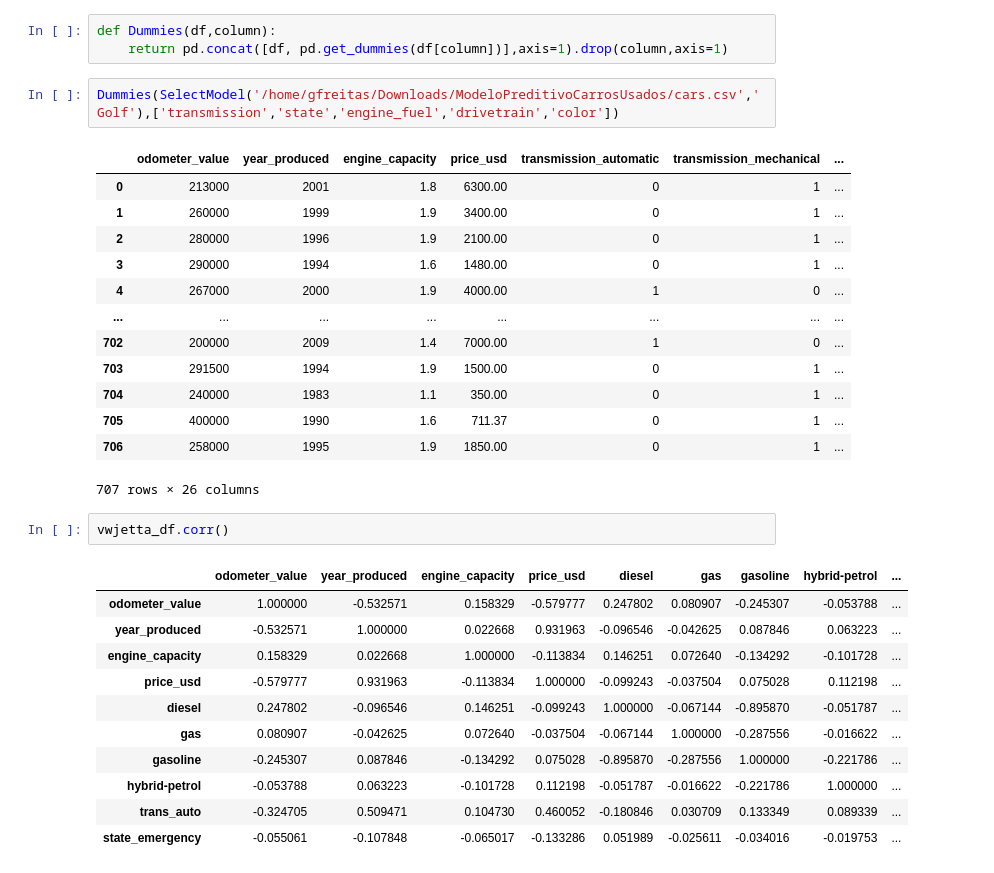
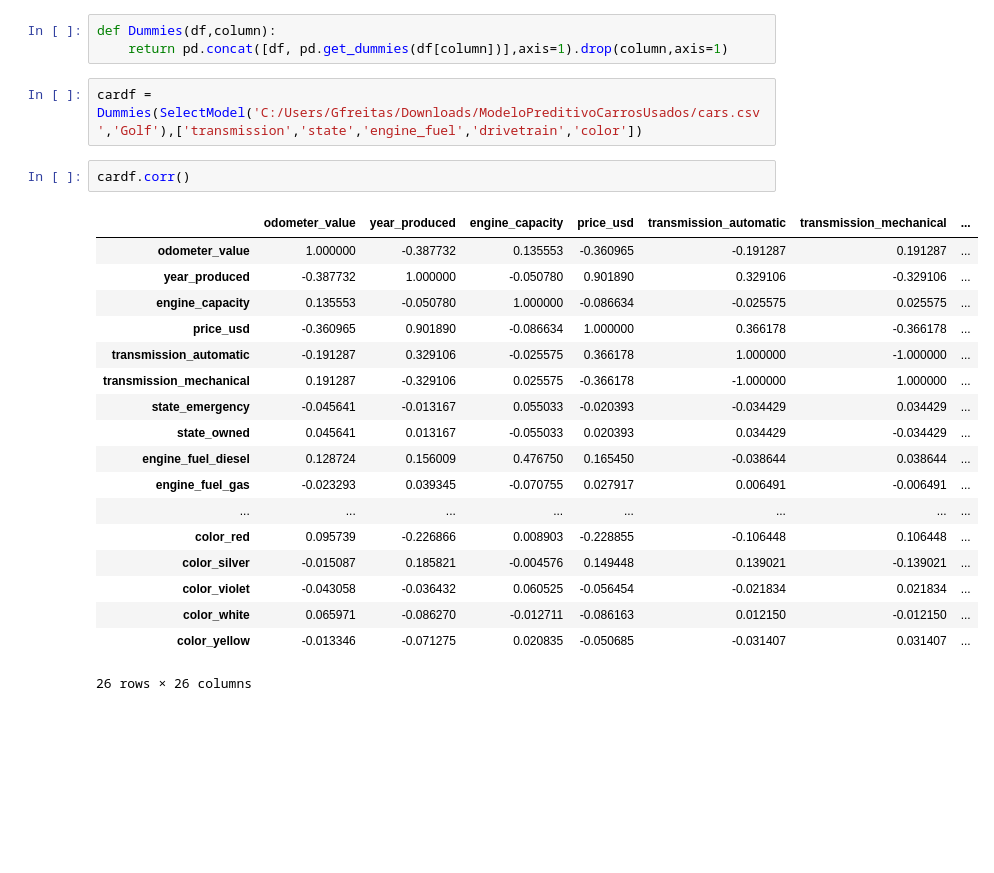
Before and after one commit to grtfreitas/PredictiveModelingRegression, a Jupyter notebook: PredictiveModelingRegression.ipynb, the cells around one changed output. Drawn from its saved outputs; the diff is of its cells as text; blank space fills up the shorter version.

```diff
--- a/PredictiveModelingRegression.ipynb
+++ b/PredictiveModelingRegression.ipynb
@@ -102,32 +66,25 @@ sns.boxplot(x='state',y='price_usd',data=vwjetta_df, ax=axs[3])
 def Dummies(df,column):
     return pd.concat([df, pd.get_dummies(df[column])],axis=1).drop(column,axis=1)
 # %%
-Dummies(SelectModel('/home/gfreitas/Downloads/ModeloPreditivoCarrosUsados/cars.csv','Golf'),['transmission','state','engine_fuel','drivetrain','color'])
+cardf = Dummies(SelectModel('C:/Users/Gfreitas/Downloads/ModeloPreditivoCarrosUsados/cars.csv','Golf'),['transmission','state','engine_fuel','drivetrain','color'])
-# %% [output]
-|  | odometer_value | year_produced | engine_capacity | price_usd | transmission_automatic | transmission_mechanical | ... |
-| 0 | 213000 | 2001 | 1.8 | 6300.00 | 0 | 1 | ... |
-| 1 | 260000 | 1999 | 1.9 | 3400.00 | 0 | 1 | ... |
-| 2 | 280000 | 1996 | 1.9 | 2100.00 | 0 | 1 | ... |
-| 3 | 290000 | 1994 | 1.6 | 1480.00 | 0 | 1 | ... |
-| 4 | 267000 | 2000 | 1.9 | 4000.00 | 1 | 0 | ... |
-| ... | ... | ... | ... | ... | ... | ... | ... |
-| 702 | 200000 | 2009 | 1.4 | 7000.00 | 1 | 0 | ... |
-| 703 | 291500 | 1994 | 1.9 | 1500.00 | 0 | 1 | ... |
-| 704 | 240000 | 1983 | 1.1 | 350.00 | 0 | 1 | ... |
-| 705 | 400000 | 1990 | 1.6 | 711.37 | 0 | 1 | ... |
-| 706 | 258000 | 1995 | 1.9 | 1850.00 | 0 | 1 | ... |
-707 rows × 26 columns
 # %%
-vwjetta_df.corr()
+cardf.corr()
 # %% [output]
-|  | odometer_value | year_produced | engine_capacity | price_usd | diesel | gas | gasoline | hybrid-petrol | ... |
-| odometer_value | 1.000000 | -0.532571 | 0.158329 | -0.579777 | 0.247802 | 0.080907 | -0.245307 | -0.053788 | ... |
-| year_produced | -0.532571 | 1.000000 | 0.022668 | 0.931963 | -0.096546 | -0.042625 | 0.087846 | 0.063223 | ... |
-| engine_capacity | 0.158329 | 0.022668 | 1.000000 | -0.113834 | 0.146251 | 0.072640 | -0.134292 | -0.101728 | ... |
-| price_usd | -0.579777 | 0.931963 | -0.113834 | 1.000000 | -0.099243 | -0.037504 | 0.075028 | 0.112198 | ... |
-| diesel | 0.247802 | -0.096546 | 0.146251 | -0.099243 | 1.000000 | -0.067144 | -0.895870 | -0.051787 | ... |
-| gas | 0.080907 | -0.042625 | 0.072640 | -0.037504 | -0.067144 | 1.000000 | -0.287556 | -0.016622 | ... |
-| gasoline | -0.245307 | 0.087846 | -0.134292 | 0.075028 | -0.895870 | -0.287556 | 1.000000 | -0.221786 | ... |
-| hybrid-petrol | -0.053788 | 0.063223 | -0.101728 | 0.112198 | -0.051787 | -0.016622 | -0.221786 | 1.000000 | ... |
-| trans_auto | -0.324705 | 0.509471 | 0.104730 | 0.460052 | -0.180846 | 0.030709 | 0.133349 | 0.089339 | ... |
-| state_emergency | -0.055061 | -0.107848 | -0.065017 | -0.133286 | 0.051989 | -0.025611 | -0.034016 | -0.019753 | ... |
+|  | odometer_value | year_produced | engine_capacity | price_usd | transmission_automatic | transmission_mechanical | ... |
+| odometer_value | 1.000000 | -0.387732 | 0.135553 | -0.360965 | -0.191287 | 0.191287 | ... |
+| year_produced | -0.387732 | 1.000000 | -0.050780 | 0.901890 | 0.329106 | -0.329106 | ... |
+| engine_capacity | 0.135553 | -0.050780 | 1.000000 | -0.086634 | -0.025575 | 0.025575 | ... |
+| price_usd | -0.360965 | 0.901890 | -0.086634 | 1.000000 | 0.366178 | -0.366178 | ... |
+| transmission_automatic | -0.191287 | 0.329106 | -0.025575 | 0.366178 | 1.000000 | -1.000000 | ... |
+| transmission_mechanical | 0.191287 | -0.329106 | 0.025575 | -0.366178 | -1.000000 | 1.000000 | ... |
+| state_emergency | -0.045641 | -0.013167 | 0.055033 | -0.020393 | -0.034429 | 0.034429 | ... |
+| state_owned | 0.045641 | 0.013167 | -0.055033 | 0.020393 | 0.034429 | -0.034429 | ... |
+| engine_fuel_diesel | 0.128724 | 0.156009 | 0.476750 | 0.165450 | -0.038644 | 0.038644 | ... |
+| engine_fuel_gas | -0.023293 | 0.039345 | -0.070755 | 0.027917 | 0.006491 | -0.006491 | ... |
+| ... | ... | ... | ... | ... | ... | ... | ... |
+| color_red | 0.095739 | -0.226866 | 0.008903 | -0.228855 | -0.106448 | 0.106448 | ... |
+| color_silver | -0.015087 | 0.185821 | -0.004576 | 0.149448 | 0.139021 | -0.139021 | ... |
+| color_violet | -0.043058 | -0.036432 | 0.060525 | -0.056454 | -0.021834 | 0.021834 | ... |
+| color_white | 0.065971 | -0.086270 | -0.012711 | -0.086163 | 0.012150 | -0.012150 | ... |
+| color_yellow | -0.013346 | -0.071275 | 0.020835 | -0.050685 | -0.031407 | 0.031407 | ... |
+26 rows × 26 columns
```
Also changed, not shown: parts of 30 cells of this notebook.
